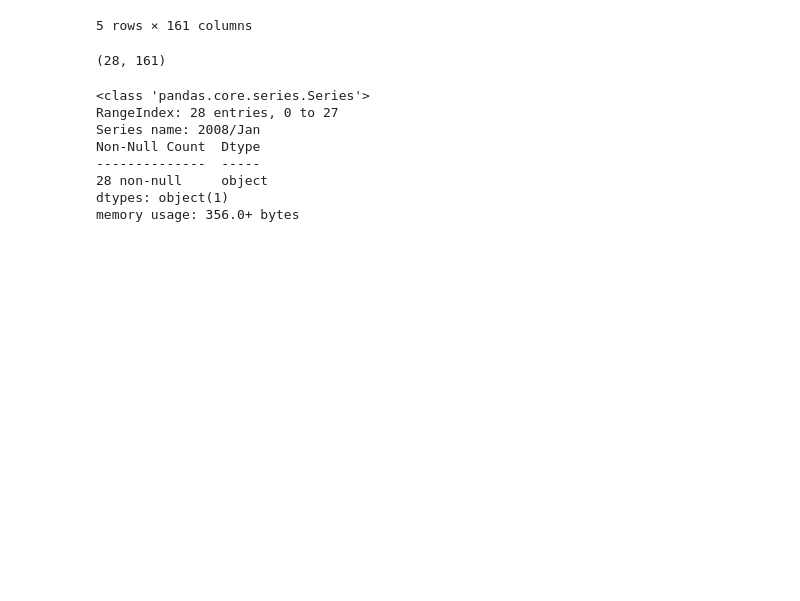
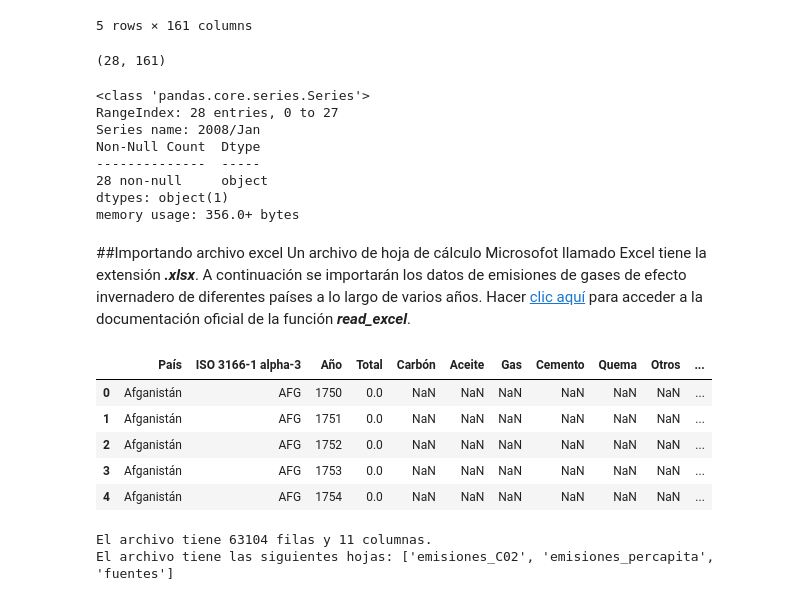
Before and after one commit to JLuceroVasquez/pandas-es-formatos-de-archivo, a Jupyter notebook: cuaderno_clases.ipynb, the cells around one changed output. Cells and saved outputs as stored; diff of their text form; code cells hidden in the pictures; blank space fills up the shorter version.

```diff
--- a/cuaderno_clases.ipynb
+++ b/cuaderno_clases.ipynb
@@ -144,3 +144,31 @@ Non-Null Count  Dtype
 28 non-null     object
 dtypes: object(1)
 memory usage: 356.0+ bytes
+# %% [markdown]
+##Importando archivo excel
+Un archivo de hoja de cálculo Microsofot llamado Excel tiene la extensión ***.xlsx***. A continuación se importarán los datos de emisiones de gases de efecto invernadero de diferentes países a lo largo de varios años.
+Hacer [clic aquí](https://pandas.pydata.org/docs/reference/api/pandas.read_excel.html) para acceder a la documentación oficial de la función ***read_excel***.
+# %%
+#Se asigna a una variable global el enlace al archivo URL.
+url_xlsx='https://github.com/JLuceroVasquez/pandas-es-formatos-de-archivo/raw/refs/heads/main/data/xlsx/emisiones_co2.xlsx'
+
+#Se lee el archivo con la función read_excel.
+emisionesco2_df1 = pd.read_excel(url_xlsx)
+emisionesco2_df1.head()
+# %% [output]
+|  | País | ISO 3166-1 alpha-3 | Año | Total | Carbón | Aceite | Gas | Cemento | Quema | Otros | ... |
+| 0 | Afganistán | AFG | 1750 | 0.0 | NaN | NaN | NaN | NaN | NaN | NaN | ... |
+| 1 | Afganistán | AFG | 1751 | 0.0 | NaN | NaN | NaN | NaN | NaN | NaN | ... |
+| 2 | Afganistán | AFG | 1752 | 0.0 | NaN | NaN | NaN | NaN | NaN | NaN | ... |
+| 3 | Afganistán | AFG | 1753 | 0.0 | NaN | NaN | NaN | NaN | NaN | NaN | ... |
+| 4 | Afganistán | AFG | 1754 | 0.0 | NaN | NaN | NaN | NaN | NaN | NaN | ... |
+# %%
+#Verificamos la forma y nombres de las hojas del libro de excel.
+dimensiones = emisionesco2_df1.shape
+
+nombre_hojas = pd.ExcelFile(url_xlsx).sheet_names
+
+print(f'El archivo tiene {dimensiones[0]} filas y {dimensiones[1]} columnas.\nEl archivo tiene las siguientes hojas: {nombre_hojas}')
+# %% [output]
+El archivo tiene 63104 filas y 11 columnas.
+El archivo tiene las siguientes hojas: ['emisiones_C02', 'emisiones_percapita', 'fuentes']
```
Also changed, not shown: parts of 7 cells of this notebook.
